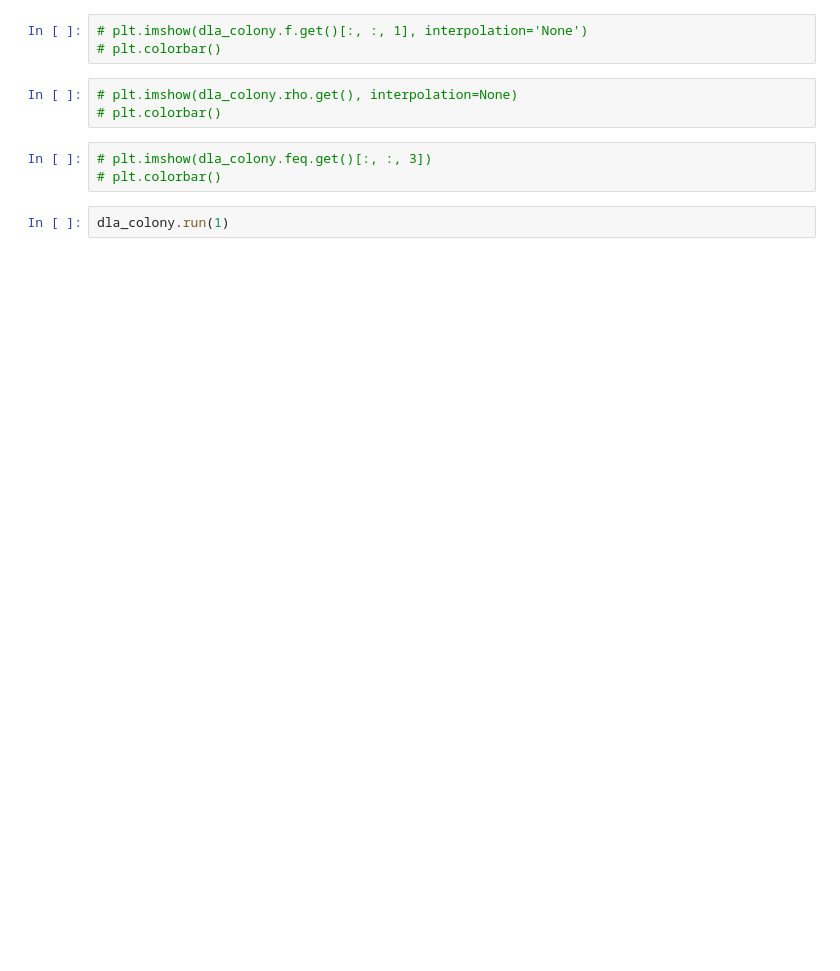
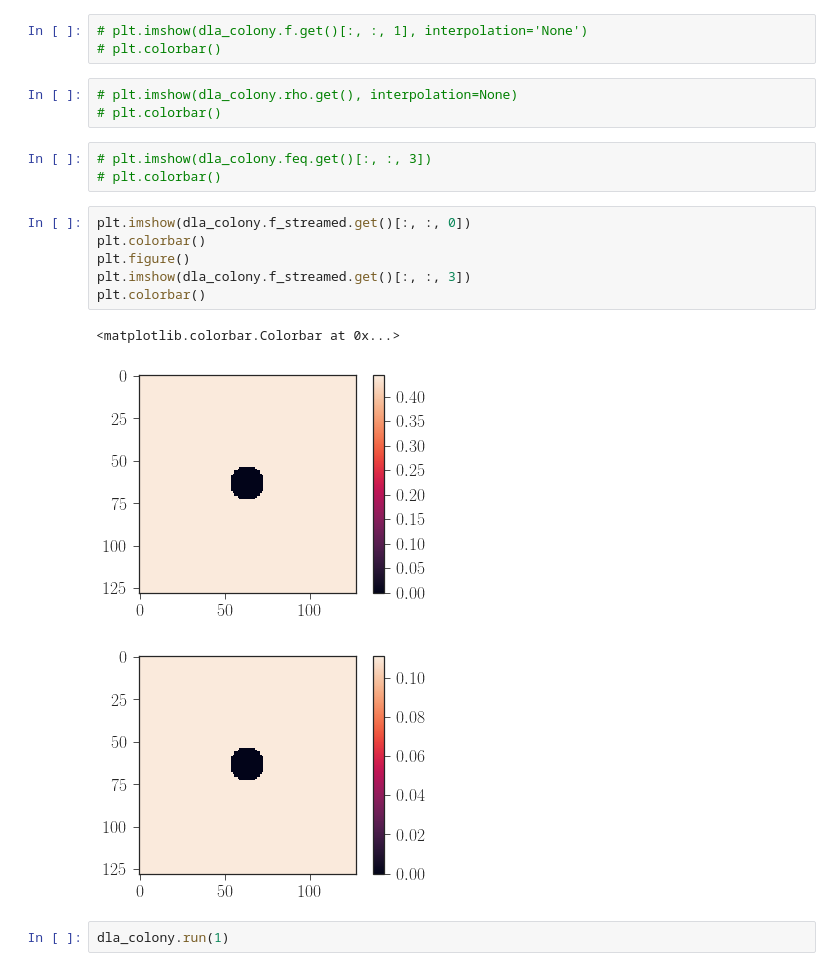
Before and after one commit to btweinstein/LB_colony_growth, a Jupyter notebook: 2018_04_23_mako_opencl_2d.ipynb, the cells around one changed output. Saved outputs shown, nothing was run; the diff lists cells and outputs as text; blank space fills up the shorter version.

```diff
--- a/2018_04_23_mako_opencl_2d.ipynb
+++ b/2018_04_23_mako_opencl_2d.ipynb
@@ -133,5 +135,15 @@ Connecting python to the opencl_kernel copy_streamed_onto_f...
 # %%
 # plt.imshow(dla_colony.feq.get()[:, :, 3])
 # plt.colorbar()
+# %%
+plt.imshow(dla_colony.f_streamed.get()[:, :, 0])
+plt.colorbar()
+plt.figure()
+plt.imshow(dla_colony.f_streamed.get()[:, :, 3])
+plt.colorbar()
+# %% [output]
+<matplotlib.colorbar.Colorbar at 0x...>
+[figure, added]
+[figure, added]
 # %%
 dla_colony.run(1)
```
Also changed, not shown: parts of 11 cells of this notebook, 1 other file.
